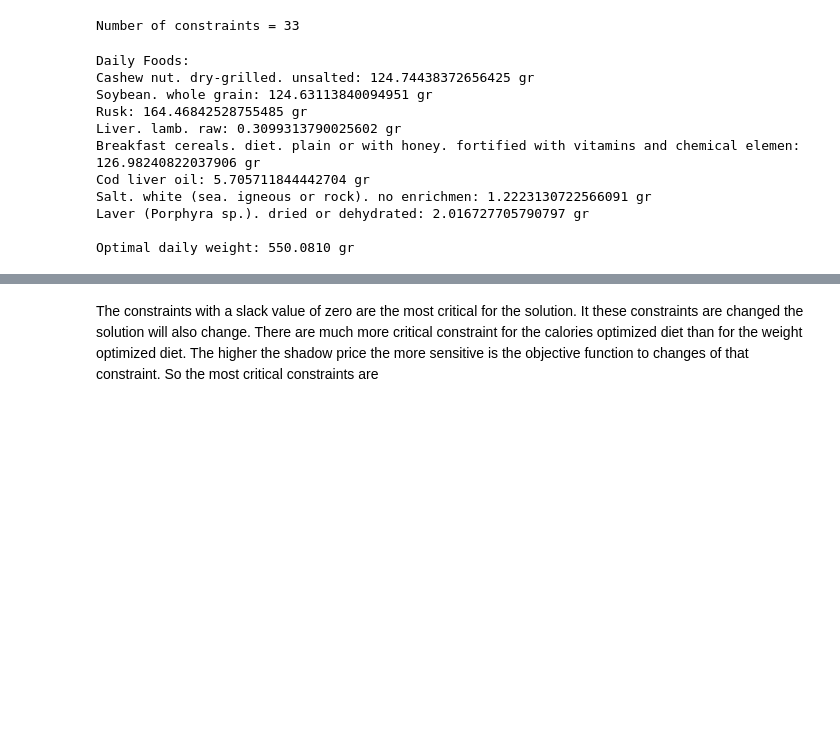
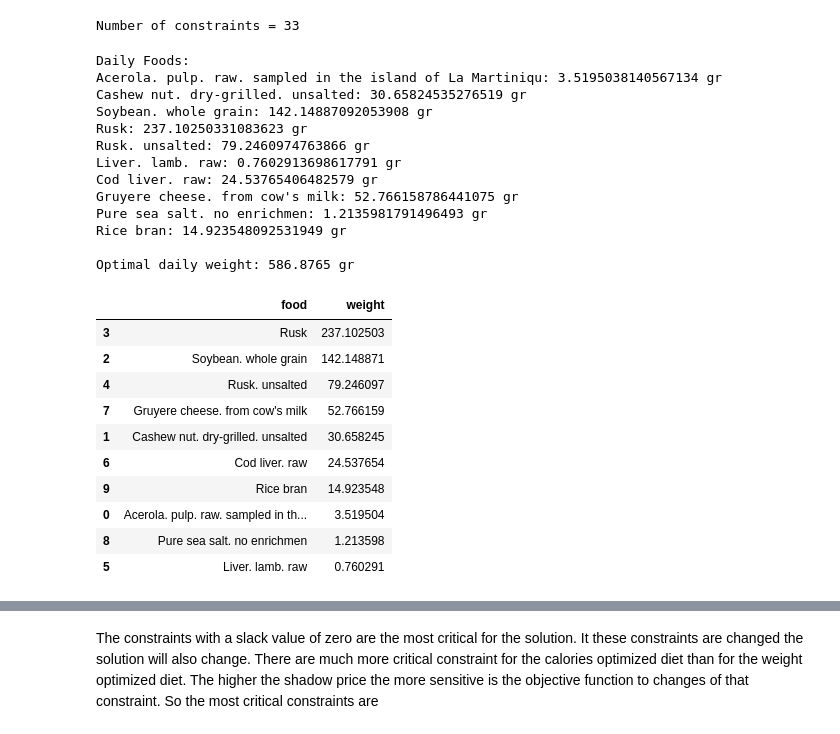
Before and after one commit to asmaier/optimal_diet, a Jupyter notebook: new_diet.ipynb, the cells around one changed output, grey strips where cells are left out. Drawn from its saved outputs; the diff is of its cells as text; code cells hidden in the pictures; blank space fills up the shorter version.

```diff
--- a/new_diet.ipynb
+++ b/new_diet.ipynb
@@ -117,26 +302,51 @@ if status != solver.OPTIMAL:
         exit(1)
 # %%
 # Display the amounts (in dollars) to purchase of each food.
-nutrients_result = [0] * len(nutrients)
 print('\nDaily Foods:')
 for i, food in enumerate(foods):
     if food.solution_value() > 0.0:
         print('{}: {} gr'.format(commodities[i], food.solution_value()*100))
-        for j, _ in enumerate(nutrients):
-            nutrients_result[j] += data[i][j] * food.solution_value()
 print('\nOptimal daily weight: {:.4f} gr'.format(objective.Value()*100))
 # %% [output]
 Daily Foods:
-Cashew nut. dry-grilled. unsalted: 124.74438372656425 gr
-Soybean. whole grain: 124.63113840094951 gr
-Rusk: 164.46842528755485 gr
-Liver. lamb. raw: 0.3099313790025602 gr
-Breakfast cereals. diet. plain or with honey. fortified with vitamins and chemical elemen: 126.98240822037906 gr
-Cod liver oil: 5.705711844442704 gr
-Salt. white (sea. igneous or rock). no enrichmen: 1.2223130722566091 gr
-Laver (Porphyra sp.). dried or dehydrated: 2.016727705790797 gr
+Acerola. pulp. raw. sampled in the island of La Martiniqu: 3.5195038140567134 gr
+Cashew nut. dry-grilled. unsalted: 30.65824535276519 gr
+Soybean. whole grain: 142.14887092053908 gr
+Rusk: 237.10250331083623 gr
+Rusk. unsalted: 79.2460974763866 gr
+Liver. lamb. raw: 0.7602913698617791 gr
+Cod liver. raw: 24.53765406482579 gr
+Gruyere cheese. from cow's milk: 52.766158786441075 gr
+Pure sea salt. no enrichmen: 1.2135981791496493 gr
+Rice bran: 14.923548092531949 gr
 
-Optimal daily weight: 550.0810 gr
+Optimal daily weight: 586.8765 gr
+# %%
+food_per_day=[]
+
+nutrients_result = [0] * len(nutrients)
+for i, food in enumerate(foods):
+    if food.solution_value() > 0.0:
+        # default value for weight optimization
+        nutrient_per_goal = 100
+        food_per_day.append((commodities[i], food.solution_value() * nutrient_per_goal))
+        for j, _ in enumerate(nutrients):
+            nutrients_result[j] += data[i][j] * food.solution_value()
+
+df_food_per_day = pd.DataFrame(food_per_day, columns=("food", "weight"))
+df_food_per_day.sort_values(by='weight', ascending=False)
+# %% [output]
+|  | food | weight |
+| 3 | Rusk | 237.102503 |
+| 2 | Soybean. whole grain | 142.148871 |
+| 4 | Rusk. unsalted | 79.246097 |
+| 7 | Gruyere cheese. from cow's milk | 52.766159 |
+| 1 | Cashew nut. dry-grilled. unsalted | 30.658245 |
+| 6 | Cod liver. raw | 24.537654 |
+| 9 | Rice bran | 14.923548 |
+| 0 | Acerola. pulp. raw. sampled in th... | 3.519504 |
+| 8 | Pure sea salt. no enrichmen | 1.213598 |
+| 5 | Liver. lamb. raw | 0.760291 |
 # %%
 print('\nNutrients per day:')
 for i, nutrient in enumerate(nutrients):
```
Also changed, not shown: parts of 31 cells of this notebook, 1 other file.
